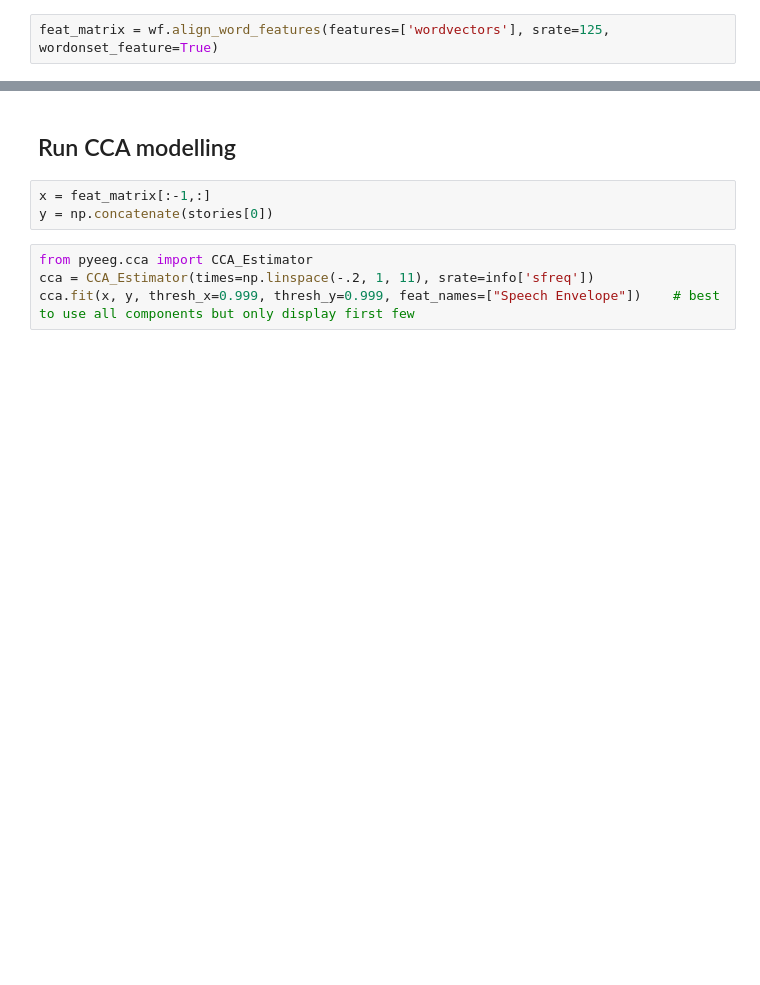
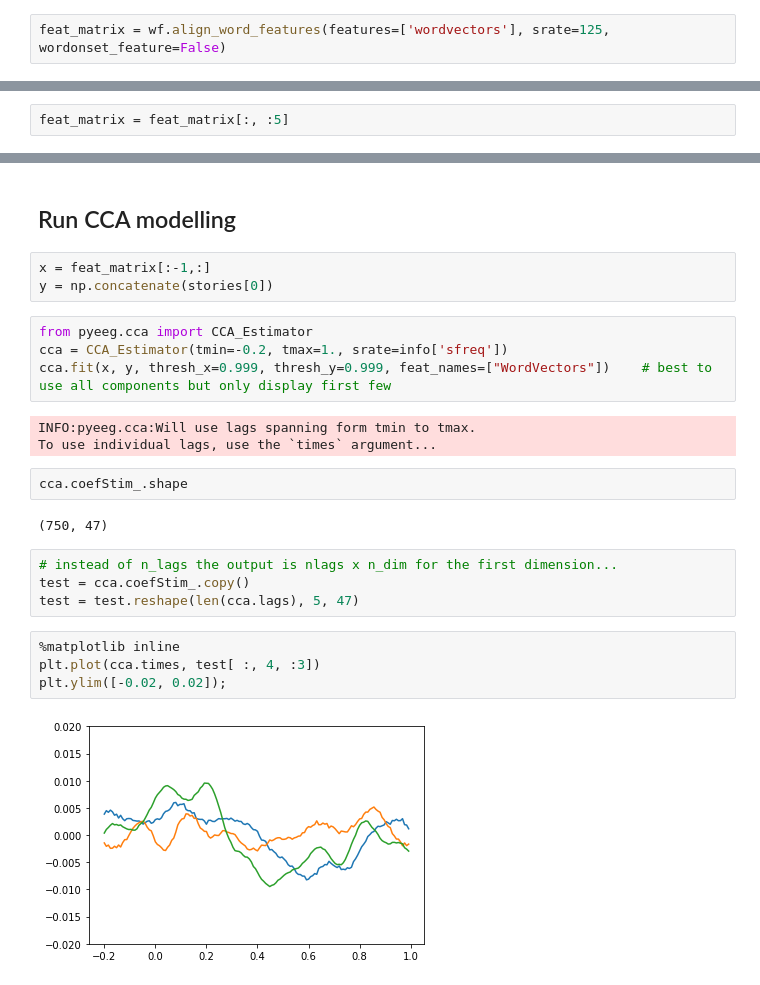
Before and after one commit to Hugo-W/pyEEG, a Jupyter notebook: docs/source/examples/CCA_wordvectors.ipynb, the cells around one changed output, grey strips where cells are left out. Saved outputs shown, nothing was run; the diff lists cells and outputs as text; blank space fills up the shorter version.

Commit message:
reshaping and plotting edited in example file

```diff
--- a/docs/source/examples/CCA_wordvectors.ipynb
+++ b/docs/source/examples/CCA_wordvectors.ipynb
@@ -126,4 +127,4 @@ INFO:pyeeg.io:Word cousin's not in word embedding model; will use rdm instead
 INFO:pyeeg.io:Word we're not in word embedding model; will use rdm instead
 INFO:pyeeg.io:Word can't not in word embedding model; will use rdm instead
 # %%
-feat_matrix = wf.align_word_features(features=['wordvectors'], srate=125, wordonset_feature=True)
+feat_matrix = wf.align_word_features(features=['wordvectors'], srate=125, wordonset_feature=False)
@@ -130,3 +133,5 @@ feat_matrix = wf.align_word_features(features=['wordvectors'], srate=125, wordon
+# %%
+feat_matrix = feat_matrix[:, :5]
 # %%
 feat_matrix.shape
 # %% [output]
@@ -142,5 +143,22 @@ x = feat_matrix[:-1,:]
 y = np.concatenate(stories[0])
 # %%
 from pyeeg.cca import CCA_Estimator
-cca = CCA_Estimator(times=np.linspace(-.2, 1, 11), srate=info['sfreq'])
-cca.fit(x, y, thresh_x=0.999, thresh_y=0.999, feat_names=["Speech Envelope"])    # best to use all components but only display first few
+cca = CCA_Estimator(tmin=-0.2, tmax=1., srate=info['sfreq'])
+cca.fit(x, y, thresh_x=0.999, thresh_y=0.999, feat_names=["WordVectors"])    # best to use all components but only display first few
+# %% [output]
+INFO:pyeeg.cca:Will use lags spanning form tmin to tmax.
+To use individual lags, use the `times` argument...
+# %%
+cca.coefStim_.shape
+# %% [output]
+(750, 47)
+# %%
+# instead of n_lags the output is nlags x n_dim for the first dimension...
+test = cca.coefStim_.copy()
+test = test.reshape(len(cca.lags), 5, 47)
+# %%
+%matplotlib inline
+plt.plot(cca.times, test[ :, 4, :3])
+plt.ylim([-0.02, 0.02]);
+# %% [output]
+[figure, added]
```
Also changed, not shown: parts of 21 cells of this notebook, 1 other file.
